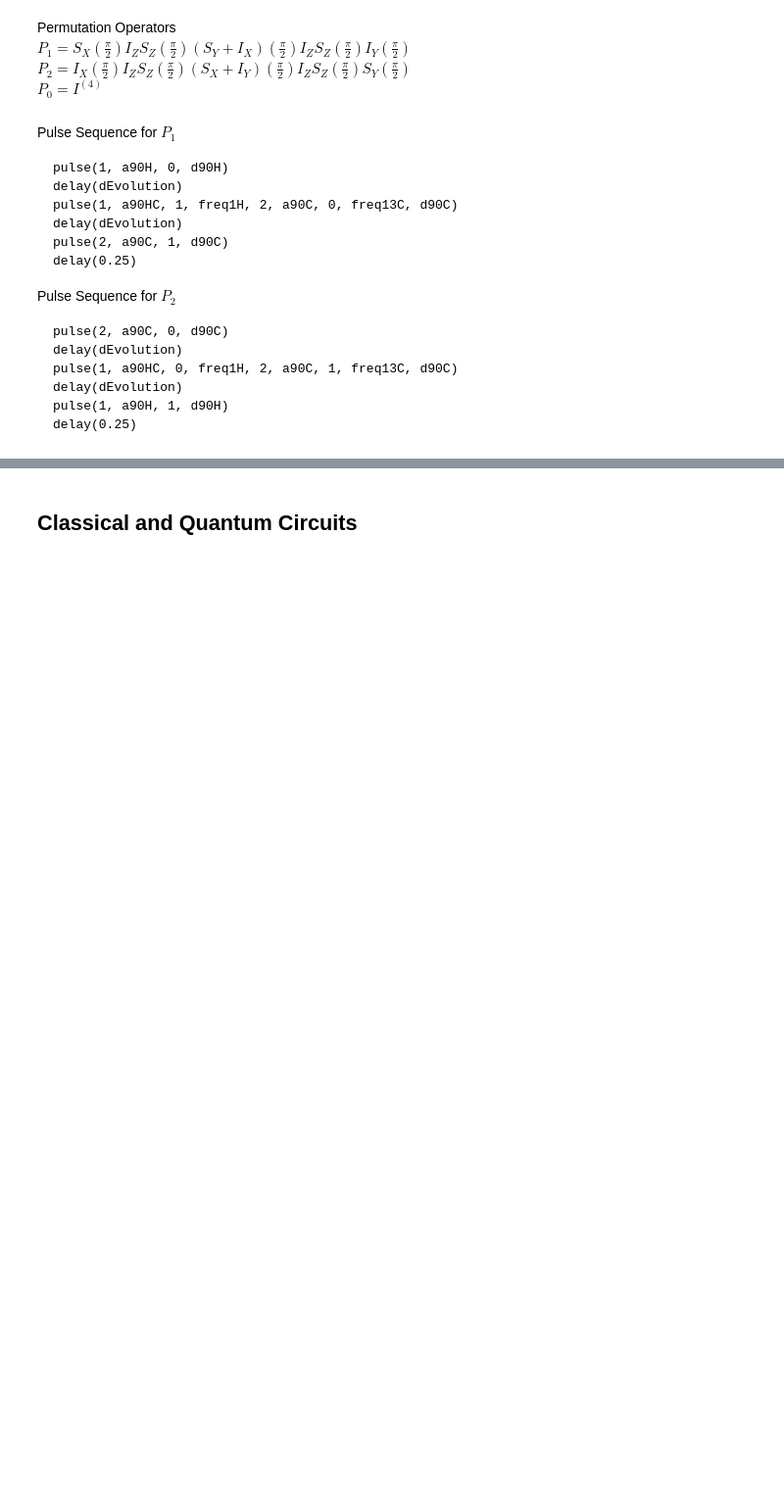
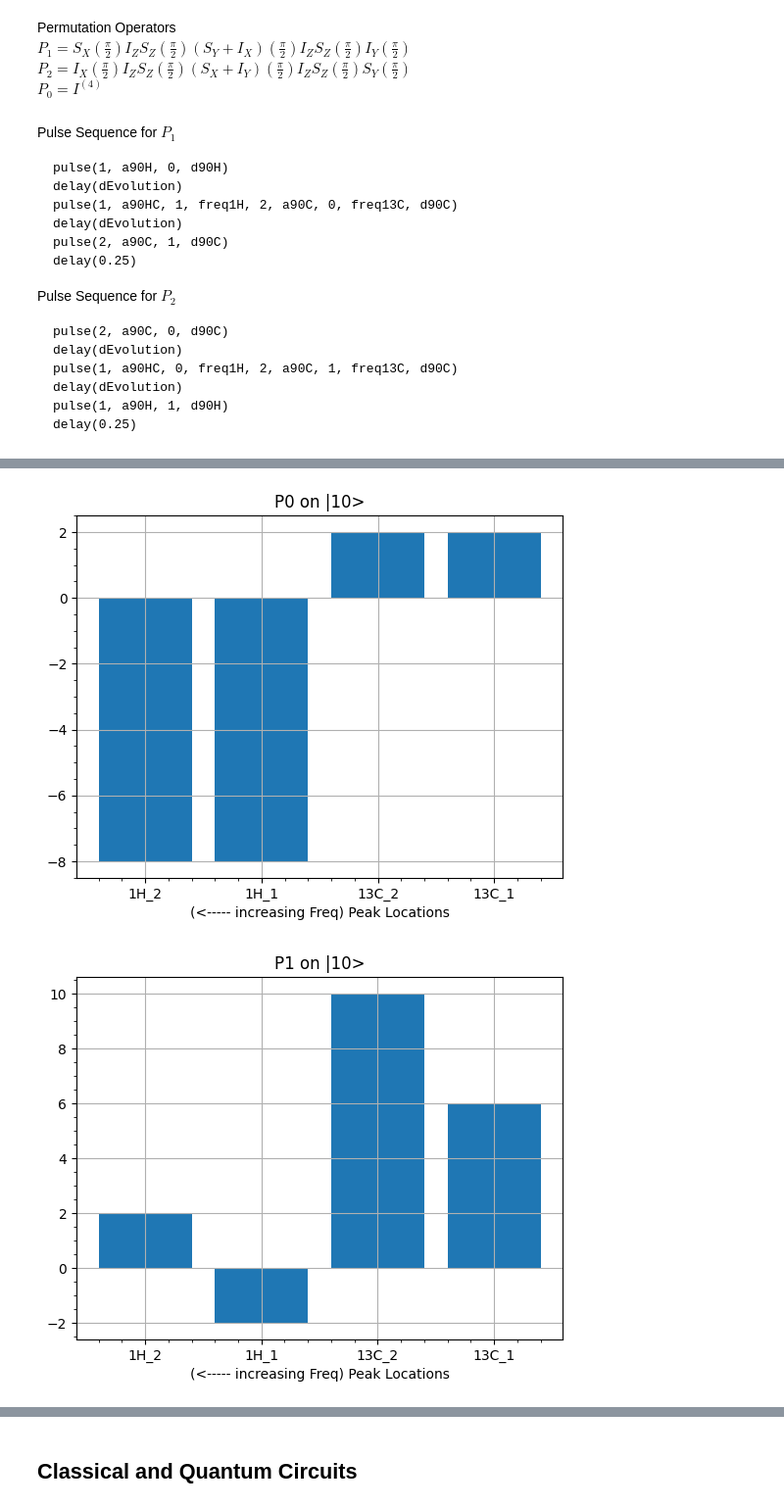
Before and after one commit to shashankd95/ApproximateToffoli, a Jupyter notebook: Prelab4_NMR.ipynb, the cells around one changed output, grey strips where cells are left out. Shown at 98% size. Saved outputs shown, nothing was run; the diff lists cells and outputs as text; code cells hidden in the pictures; blank space fills up the shorter version.

```diff
--- a/Prelab4_NMR.ipynb
+++ b/Prelab4_NMR.ipynb
@@ -611,0 +638,22 @@ Qobj data =
+# %%
+MultPlot(rho, [ID, BitFlip('H'), P0], True)
+plt.grid(True)
+plt.title('P0 on |10>')
+plt.xlabel('(<----- increasing Freq) Peak Locations')
+plt.minorticks_on()
+plt.show()
+MultPlot(rho, [ID, BitFlip('H'), P1], True)
+plt.grid(True)
+plt.title('P1 on |10>')
+plt.xlabel('(<----- increasing Freq) Peak Locations')
+plt.minorticks_on()
+plt.show()
+MultPlot(rho, [ID, BitFlip('H'), P2], True)
+plt.grid(True)
+plt.title('P2 on |10>')
+plt.xlabel('(<----- increasing Freq) Peak Locations')
+plt.minorticks_on()
+plt.show()
+# %% [output]
+[figure, added]
+[figure, added]
```
Also changed, not shown: parts of 45 cells of this notebook.
